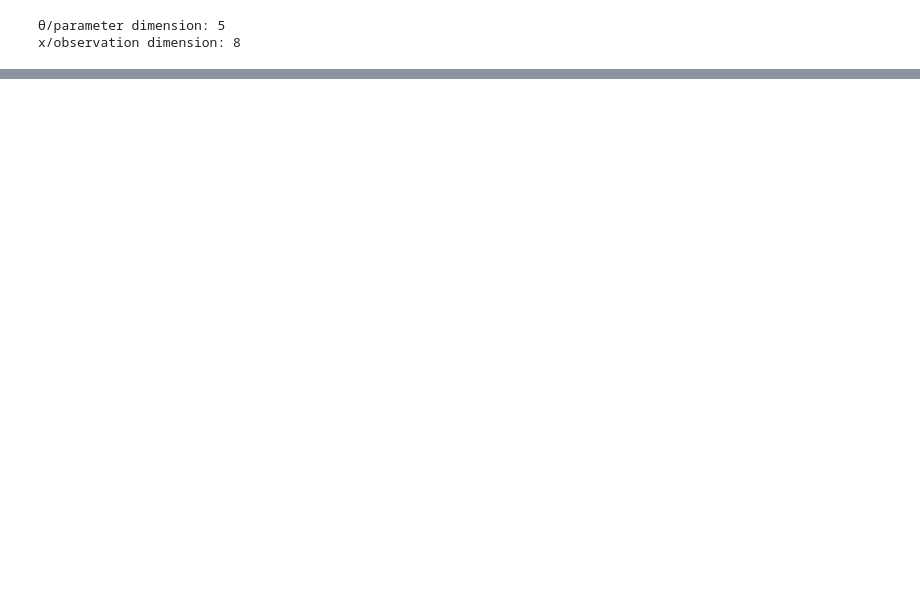
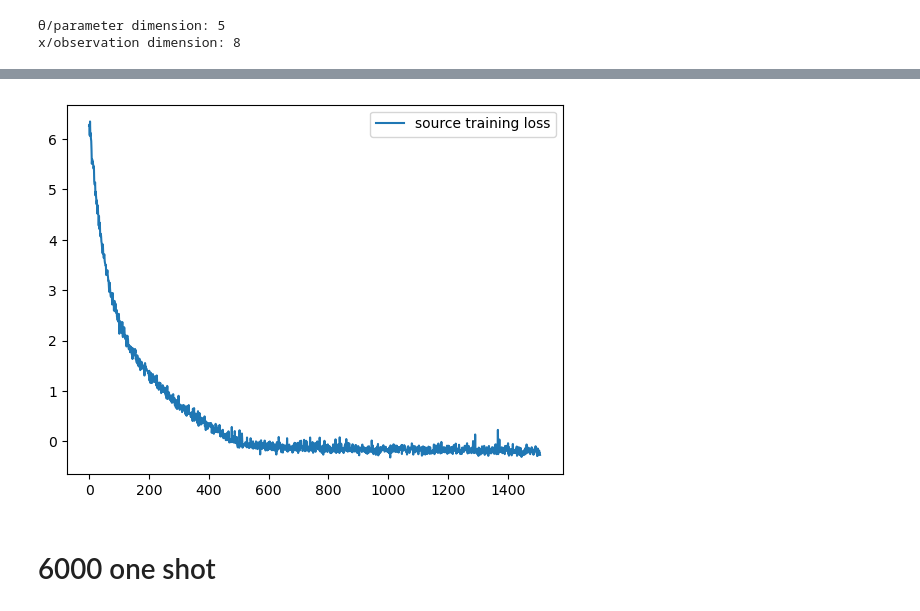
Before and after one commit to mackelab/sourcerer-sequential, a Jupyter notebook: notebooks/benchmark_sequential_oneshot_script-slcp.ipynb, the cells around one changed output, grey strips where cells are left out. Cells and saved outputs as stored; diff of their text form; code cells hidden in the pictures; blank space fills up the shorter version.

```diff
--- a/notebooks/benchmark_sequential_oneshot_script-slcp.ipynb
+++ b/notebooks/benchmark_sequential_oneshot_script-slcp.ipynb
@@ -284,0 +904,8 @@ init sampler source
+# %%
+plt.plot(train_source_losses, label=f"source training loss")
+plt.legend()
+plt.show()
+# %% [output]
+[figure, added]
+# %% [markdown]
+# 6000 one shot
```
Also changed, not shown: parts of 27 cells of this notebook.
